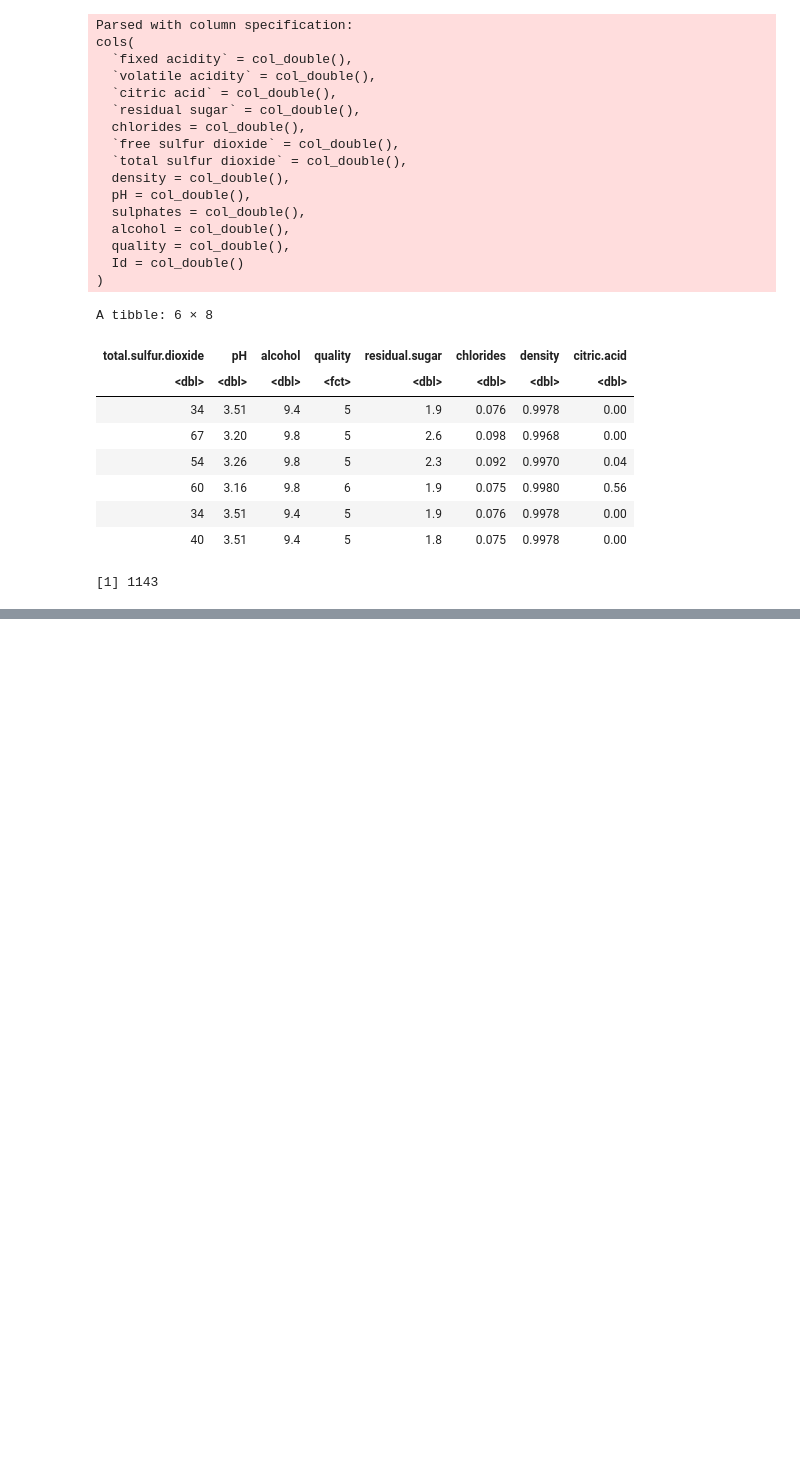
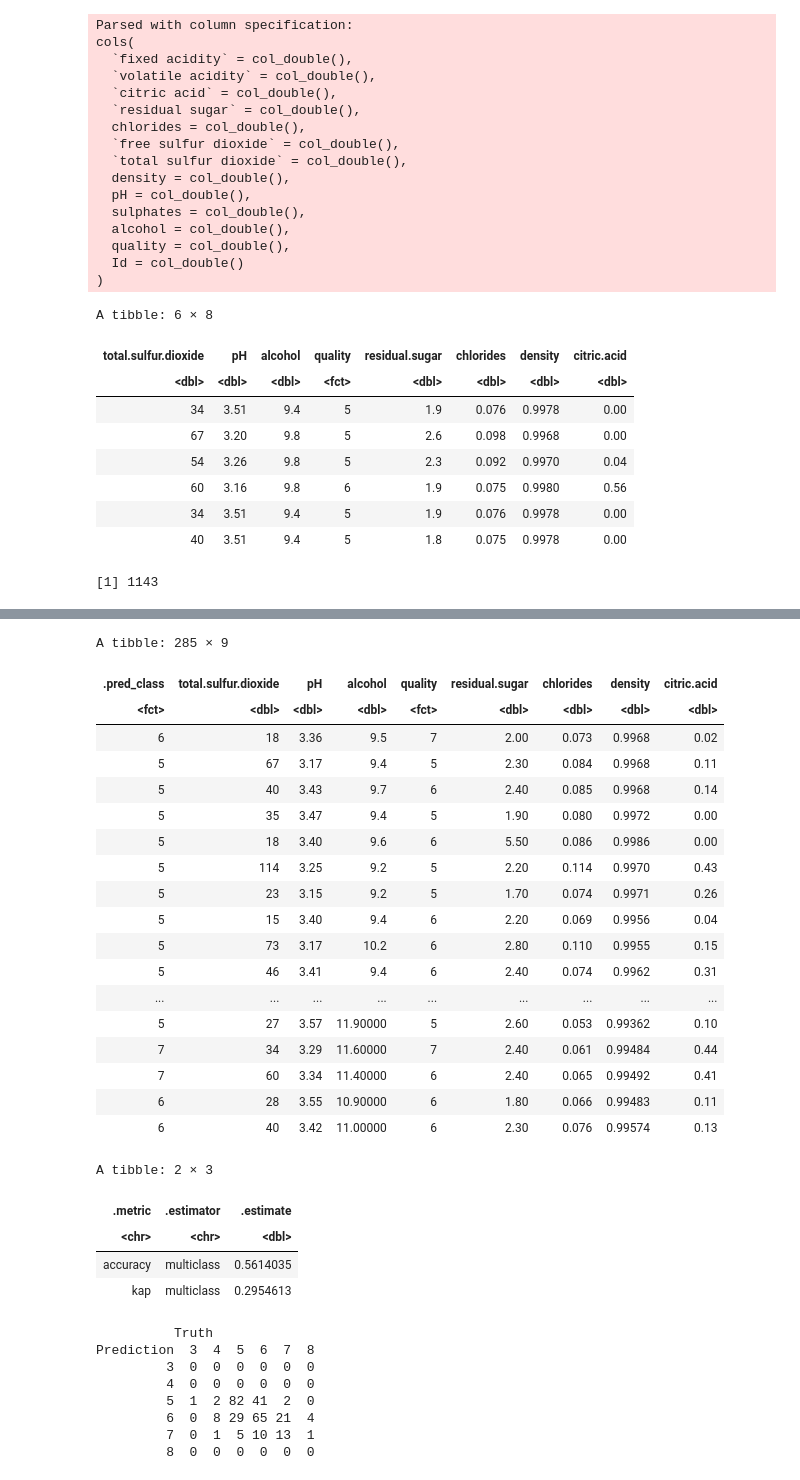
Before and after one commit to SurajDatta/DSCI100_group_project, a Jupyter notebook: report~suraj.ipynb, the cells around one changed output, grey strips where cells are left out. Saved outputs shown, nothing was run; the diff lists cells and outputs as text; code cells hidden in the pictures; blank space fills up the shorter version.

```diff
--- a/report~suraj.ipynb
+++ b/report~suraj.ipynb
@@ -211,0 +284,62 @@ accuracy_plot
+# %%
+# Set the seed. Don't remove this!
+set.seed(9999)
+
+wine_knn_spec <- nearest_neighbor(weight_func = "rectangular", neighbors = 11) %>%
+      set_engine("kknn") %>%
+      set_mode("classification")
+
+wine_fit <- workflow() %>%
+      add_recipe(wine_train_recipe) %>%
+      add_model(wine_knn_spec) %>%
+      fit(data = wine_train)
+
+#wine_fit
+
+wine_predictions <- predict(wine_fit, wine_test) %>%
+bind_cols(wine_test)
+
+wine_predictions
+
+wine_metrics <- wine_predictions %>%
+metrics(truth = quality, estimate = .pred_class)
+
+wine_metrics
+
+wine_conf_mat <- wine_predictions %>%
+    conf_mat(truth = quality, estimate = .pred_class)
+
+wine_conf_mat
+# %% [output]
+A tibble: 285 × 9
+| .pred_class | total.sulfur.dioxide | pH | alcohol | quality | residual.sugar | chlorides | density | citric.acid |
+| <fct> | <dbl> | <dbl> | <dbl> | <fct> | <dbl> | <dbl> | <dbl> | <dbl> |
+| 6 | 18 | 3.36 | 9.5 | 7 | 2.00 | 0.073 | 0.9968 | 0.02 |
+| 5 | 67 | 3.17 | 9.4 | 5 | 2.30 | 0.084 | 0.9968 | 0.11 |
+| 5 | 40 | 3.43 | 9.7 | 6 | 2.40 | 0.085 | 0.9968 | 0.14 |
+| 5 | 35 | 3.47 | 9.4 | 5 | 1.90 | 0.080 | 0.9972 | 0.00 |
+| 5 | 18 | 3.40 | 9.6 | 6 | 5.50 | 0.086 | 0.9986 | 0.00 |
+| 5 | 114 | 3.25 | 9.2 | 5 | 2.20 | 0.114 | 0.9970 | 0.43 |
+| 5 | 23 | 3.15 | 9.2 | 5 | 1.70 | 0.074 | 0.9971 | 0.26 |
+| 5 | 15 | 3.40 | 9.4 | 6 | 2.20 | 0.069 | 0.9956 | 0.04 |
+| 5 | 73 | 3.17 | 10.2 | 6 | 2.80 | 0.110 | 0.9955 | 0.15 |
+| 5 | 46 | 3.41 | 9.4 | 6 | 2.40 | 0.074 | 0.9962 | 0.31 |
+| ... | ... | ... | ... | ... | ... | ... | ... | ... |
+| 5 | 27 | 3.57 | 11.90000 | 5 | 2.60 | 0.053 | 0.99362 | 0.10 |
+| 7 | 34 | 3.29 | 11.60000 | 7 | 2.40 | 0.061 | 0.99484 | 0.44 |
+| 7 | 60 | 3.34 | 11.40000 | 6 | 2.40 | 0.065 | 0.99492 | 0.41 |
+| 6 | 28 | 3.55 | 10.90000 | 6 | 1.80 | 0.066 | 0.99483 | 0.11 |
+| 6 | 40 | 3.42 | 11.00000 | 6 | 2.30 | 0.076 | 0.99574 | 0.13 |
+A tibble: 2 × 3
+| .metric | .estimator | .estimate |
+| <chr> | <chr> | <dbl> |
+| accuracy | multiclass | 0.5614035 |
+| kap | multiclass | 0.2954613 |
+          Truth
+Prediction  3  4  5  6  7  8
+         3  0  0  0  0  0  0
+         4  0  0  0  0  0  0
+         5  1  2 82 41  2  0
+         6  0  8 29 65 21  4
+         7  0  1  5 10 13  1
+         8  0  0  0  0  0  0
```
Also changed, not shown: parts of 6 cells of this notebook.
